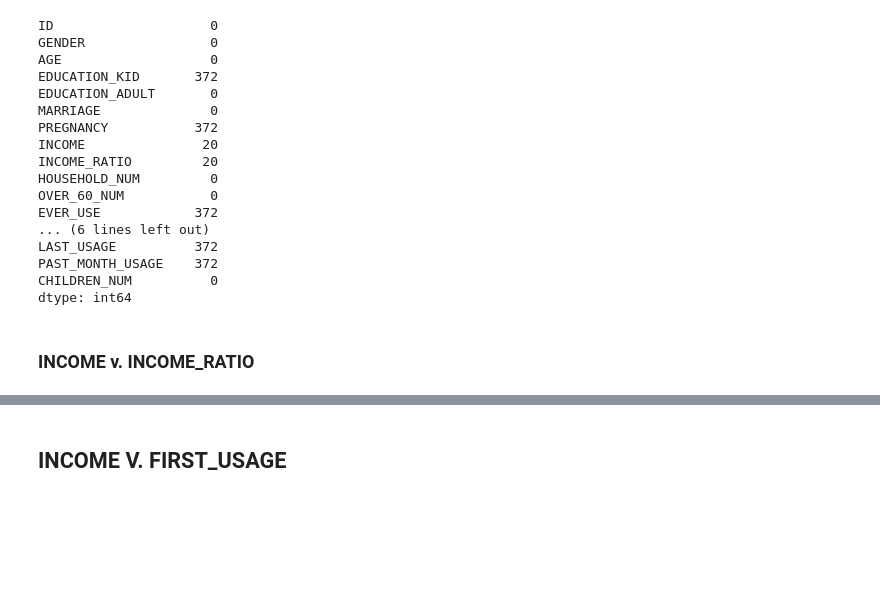
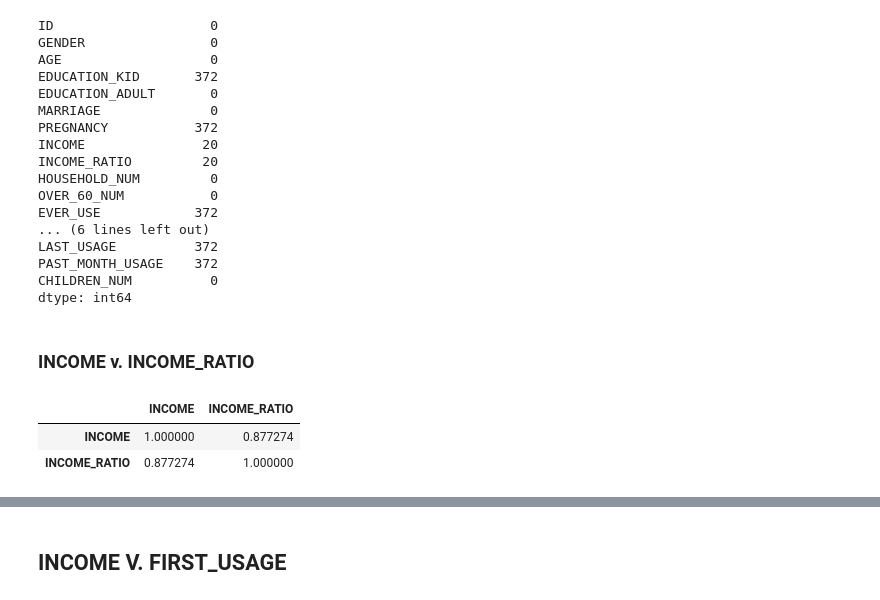
Before and after one commit to gthein/COGS108-FinalProject, a Jupyter notebook: Analysis_Shiva.ipynb, the cells around one changed output, grey strips where cells are left out. Saved outputs shown, nothing was run; the diff lists cells and outputs as text; code cells hidden in the pictures; blank space fills up the shorter version.

```diff
--- a/Analysis_Shiva.ipynb
+++ b/Analysis_Shiva.ipynb
@@ -124,6 +123,12 @@ CHILDREN_NUM          0
 dtype: int64
 # %% [markdown]
 ### INCOME v. INCOME_RATIO
+# %%
+df[['INCOME','INCOME_RATIO']].corr()
+# %% [output]
+|  | INCOME | INCOME_RATIO |
+| INCOME | 1.000000 | 0.877274 |
+| INCOME_RATIO | 0.877274 | 1.000000 |
 # %%
 plt.figure(figsize=(10,10))
 sns.stripplot(x='INCOME', y='INCOME_RATIO', data=df)
```
Also changed, not shown: parts of 24 cells of this notebook.
